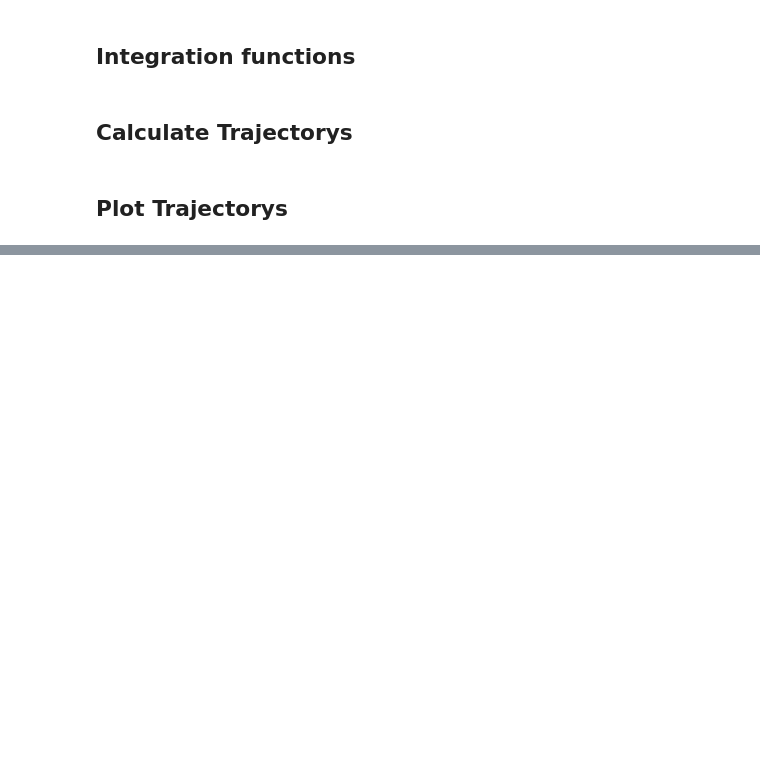
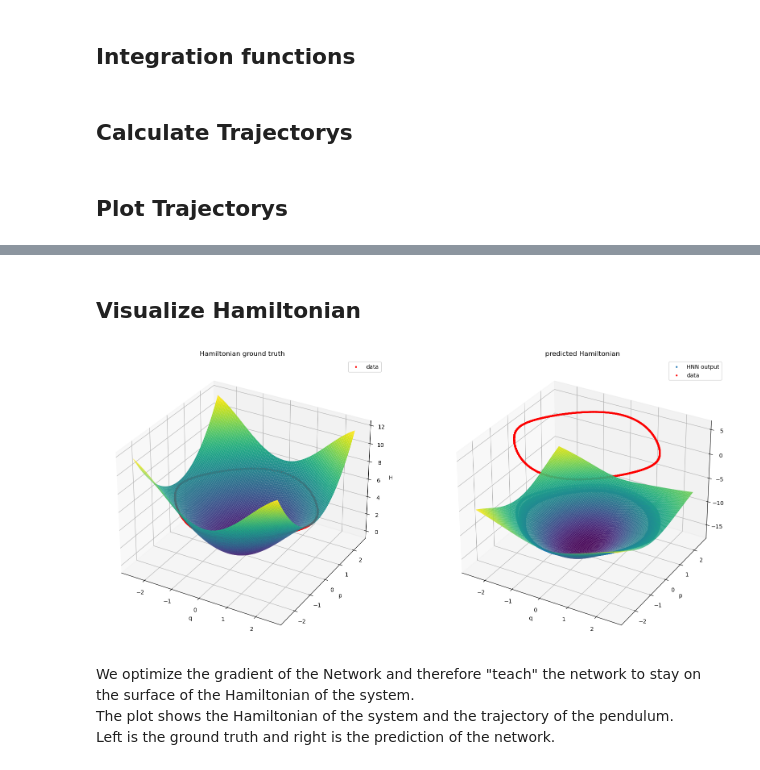
Before and after one commit to bGuenes/Scientific_ML_seminar, a Jupyter notebook: baseline.ipynb, the cells around one changed output, grey strips where cells are left out. Saved outputs shown, nothing was run; the diff lists cells and outputs as text; code cells hidden in the pictures; blank space fills up the shorter version.

Commit message:
plot the predicted hamiltonian

```diff
--- a/baseline.ipynb
+++ b/baseline.ipynb
@@ -309,0 +310,51 @@ plt.show()
+# %% [markdown]
+## Visualize Hamiltonian
+# %%
+def hamiltonian_pl(q,p):
+    H = 3*(1-np.cos(q)) + p**2 # pendulum hamiltonian
+    return H
+# %%
+# data
+
+q = np.linspace(-2.5,2.5,100)
+p = np.linspace(-2.5,2.5,100)
+
+Q, P = np.meshgrid(q,p)
+H = 3*(1-np.cos(Q)) + P**2
+h = hamiltonian_pl(x,y)
+
+plot_H = torch.tensor(np.vstack([Q.ravel(), P.ravel()]).T, dtype=torch.double)
+H_pred = model_HNN(plot_H).detach().numpy().sum(axis=1).reshape(Q.shape)
+
+input = torch.tensor((xHNN.y[0],xHNN.y[1]), dtype=torch.double).T
+out = model_HNN(input).detach().numpy().sum(axis=1)
+# %%
+# plot hamiltonian in 3d space of q and p
+fig, (ax1, ax2) = plt.subplots(1,2, figsize=(20, 10),subplot_kw=dict(projection='3d'))
+
+ax1.plot_surface(Q, P, H, rstride=1, cstride=1,
+                cmap='viridis', edgecolor='none')
+ax1.scatter(x,y, h, c="red",s=5, label='data')
+ax1.set_title('Hamiltonian ground truth')
+ax1.set_xlabel('q')
+ax1.set_ylabel('p')
+ax1.set_zlabel('H')
+ax1.legend()
+
+ax2.scatter(xHNN.y[0],xHNN.y[1], out, s=5, label='HNN output')
+ax2.plot_surface(Q, P, H_pred, rstride=1, cstride=1,
+                cmap='viridis', edgecolor='none')
+ax2.scatter(x,y, hamiltonian_pl(x,y), c="red",s=5, label='data')
+ax2.set_title('predicted Hamiltonian')
+ax2.set_xlabel('q')
+ax2.set_ylabel('p')
+ax2.set_zlabel('H')
+ax2.legend()
+
+plt.show()
+# %% [output]
+[figure, added]
+# %% [markdown]
+We optimize the gradient of the Network and therefore "teach" the network to stay on the surface of the Hamiltonian of the system. <br>
+The plot shows the Hamiltonian of the system and the trajectory of the pendulum. <br>
+Left is the ground truth and right is the prediction of the network.
```
Also changed, not shown: parts of 3 cells of this notebook.
